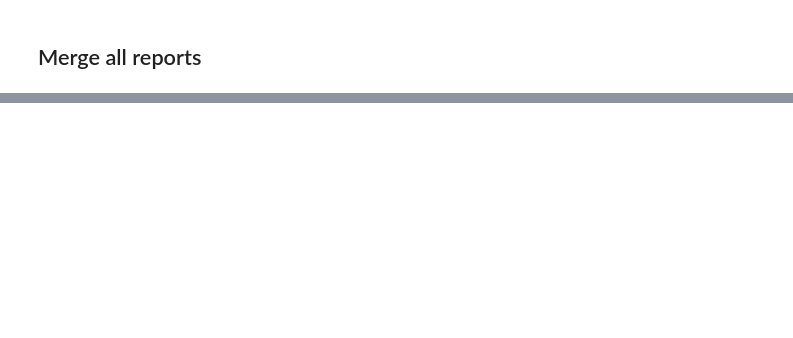
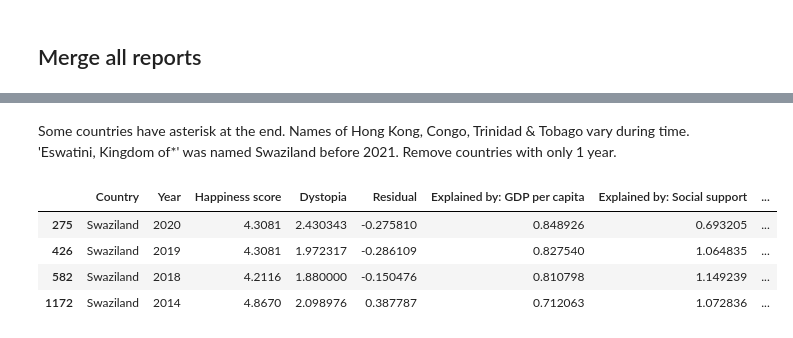
Before and after one commit to angkohtenko/World_Happiness_Report, a Jupyter notebook: Clean_data.ipynb, the cells around one changed output, grey strips where cells are left out. Drawn from its saved outputs; the diff is of its cells as text; code cells hidden in the pictures; blank space fills up the shorter version.

```diff
--- a/Clean_data.ipynb
+++ b/Clean_data.ipynb
@@ -733,0 +686,13 @@ pd.concat([df_2022, df_2021], join='inner')
+# %% [markdown]
+Some countries have asterisk at the end.
+Names of Hong Kong, Congo, Trinidad & Tobago vary during time.
+'Eswatini, Kingdom of*' was named Swaziland before 2021.
+Remove countries with only 1 year.
+# %%
+whr_df.loc[whr_df['Country'] == 'Swaziland']
+# %% [output]
+|  | Country | Year | Happiness score | Dystopia | Residual | Explained by: GDP per capita | Explained by: Social support | ... |
+| 275 | Swaziland | 2020 | 4.3081 | 2.430343 | -0.275810 | 0.848926 | 0.693205 | ... |
+| 426 | Swaziland | 2019 | 4.3081 | 1.972317 | -0.286109 | 0.827540 | 1.064835 | ... |
+| 582 | Swaziland | 2018 | 4.2116 | 1.880000 | -0.150476 | 0.810798 | 1.149239 | ... |
+| 1172 | Swaziland | 2014 | 4.8670 | 2.098976 | 0.387787 | 0.712063 | 1.072836 | ... |
```
Also changed, not shown: parts of 42 cells of this notebook, 1 other file.
